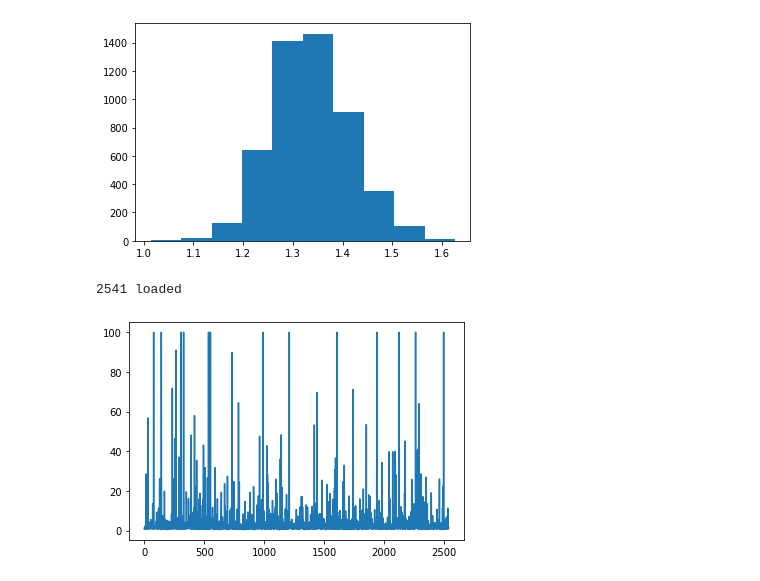
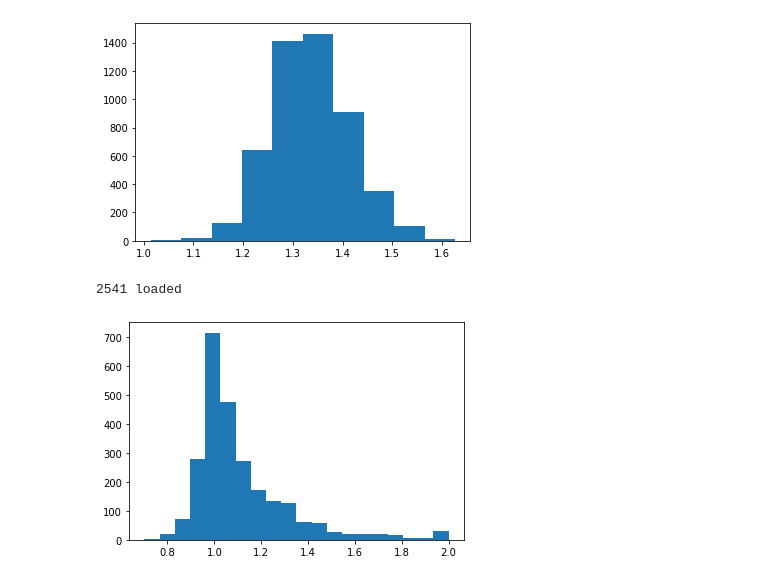
Before and after one commit to lixinghe1999/multi_modal, a Jupyter notebook: plot.ipynb, the cells around one changed output. Cells and saved outputs as stored; diff of their text form; code cells hidden in the pictures.

```diff
--- a/plot.ipynb
+++ b/plot.ipynb
@@ -125,11 +125,11 @@ plt.show()
 # %%
 import pickle
 weights = pickle.load(open('classification/modality_weight.pkl', 'rb'))
 print(f'{len(weights)} loaded')
 weights = np.array(weights)
-weights = np.clip(weights, a_min=0, a_max=100)
-plt.plot(weights)
+weights = np.clip(weights, a_min=0, a_max=2)
+plt.hist(weights, bins=20)
 plt.show()
 # %% [output]
 2541 loaded
-[figure, old version]
+[figure, new version]
```
Also changed, not shown: 1 other file.
